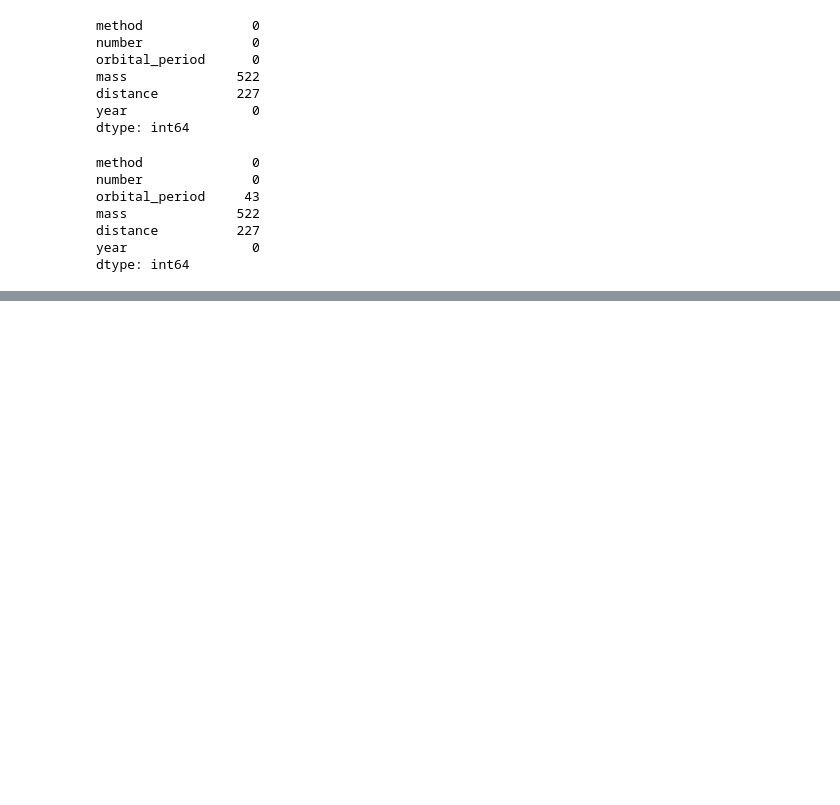
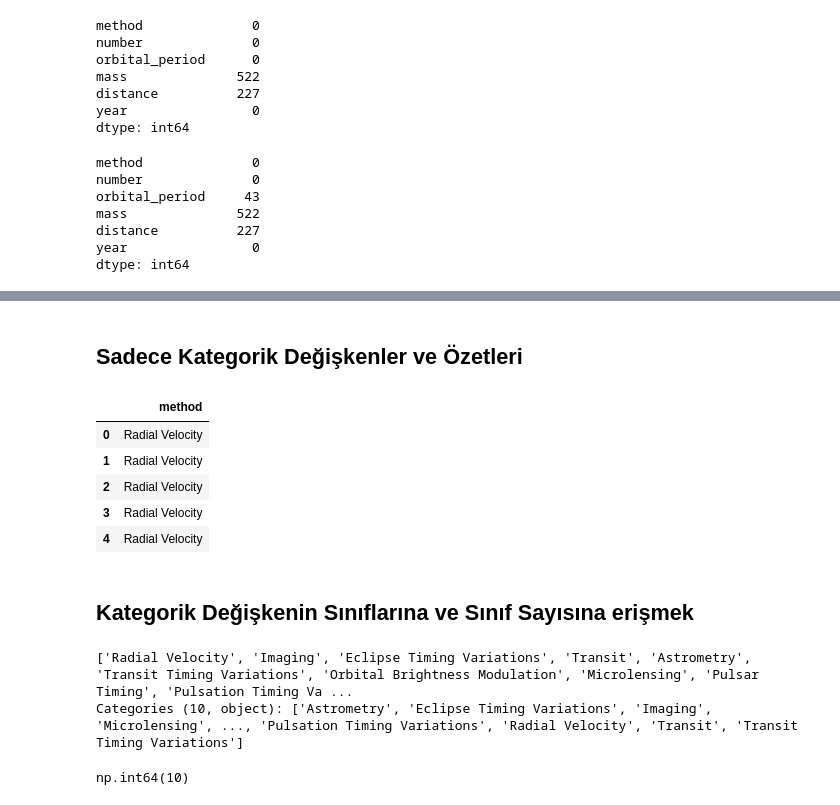
Before and after one commit to OnurFidan35/Data-Visualization-Examples, a Jupyter notebook: dataVis1.ipynb, the cells around one changed output, grey strips where cells are left out. Saved outputs shown, nothing was run; the diff lists cells and outputs as text; code cells hidden in the pictures; blank space fills up the shorter version.

```diff
--- a/dataVis1.ipynb
+++ b/dataVis1.ipynb
@@ -169,0 +189,23 @@ dtype: int64
+# %% [markdown]
+## Sadece Kategorik Değişkenler ve Özetleri
+# %%
+kat_df=df.select_dtypes(include=["category"])
+kat_df.head()
+# %% [output]
+|  | method |
+| 0 | Radial Velocity |
+| 1 | Radial Velocity |
+| 2 | Radial Velocity |
+| 3 | Radial Velocity |
+| 4 | Radial Velocity |
+# %% [markdown]
+## Kategorik Değişkenin Sınıflarına ve Sınıf Sayısına erişmek
+# %%
+kat_df["method"].unique()
+# %% [output]
+['Radial Velocity', 'Imaging', 'Eclipse Timing Variations', 'Transit', 'Astrometry', 'Transit Timing Variations', 'Orbital Brightness Modulation', 'Microlensing', 'Pulsar Timing', 'Pulsation Timing Va ...
+Categories (10, object): ['Astrometry', 'Eclipse Timing Variations', 'Imaging', 'Microlensing', ..., 'Pulsation Timing Variations', 'Radial Velocity', 'Transit', 'Transit Timing Variations']
+# %%
+kat_df["method"].value_counts().count()
+# %% [output]
+np.int64(10)
```
Also changed, not shown: parts of 6 cells of this notebook.
